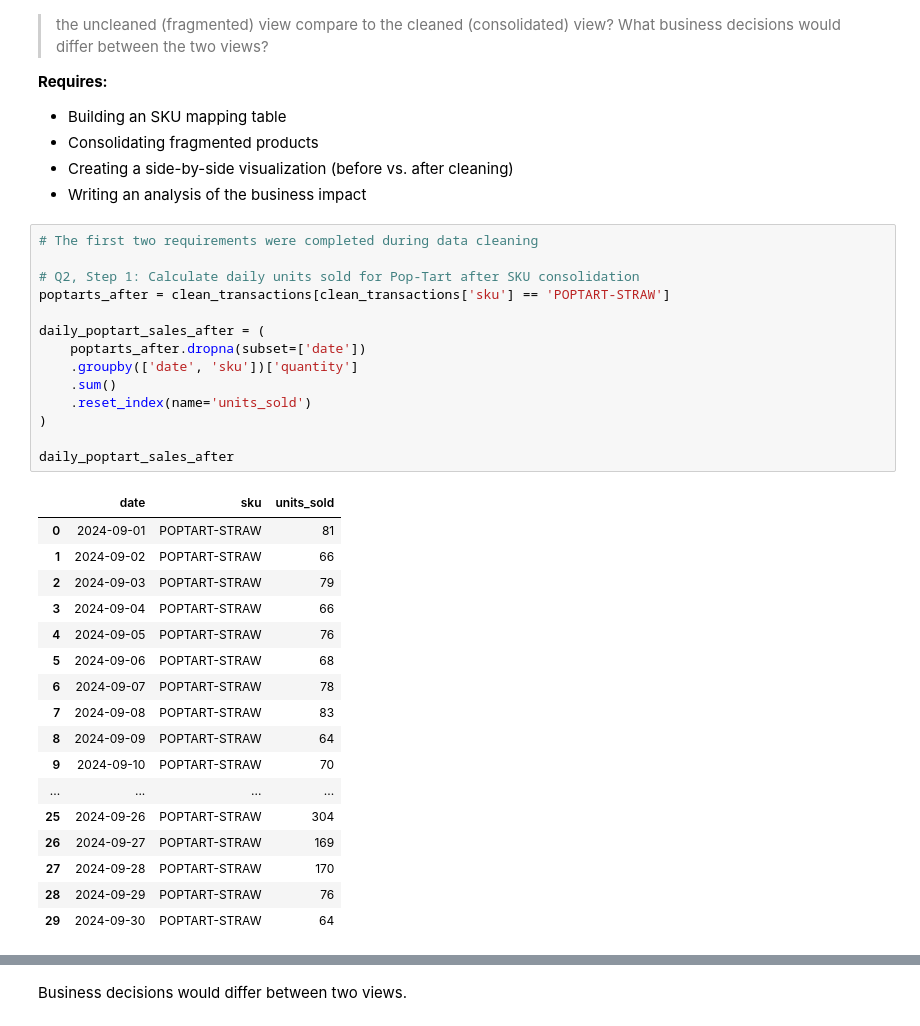
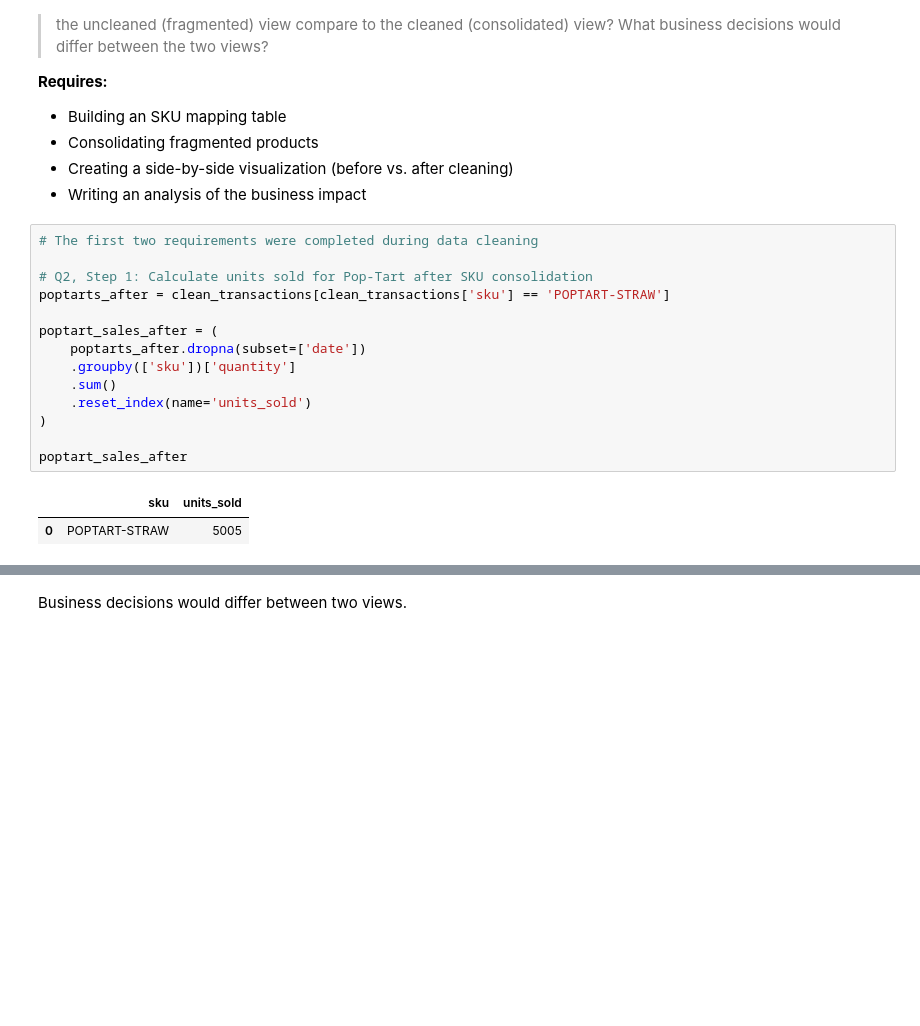
Before and after one commit to simichakravarty16/walmart-hurricane-project, a Jupyter notebook: notebooks/team_notebook.ipynb, the cells around one changed output, grey strips where cells are left out. Cells and saved outputs as stored; diff of their text form; blank space fills up the shorter version.

```diff
--- a/notebooks/team_notebook.ipynb
+++ b/notebooks/team_notebook.ipynb
@@ -1408,35 +1483,20 @@ plt.show()
 # %%
 # The first two requirements were completed during data cleaning
 
-# Q2, Step 1: Calculate daily units sold for Pop-Tart after SKU consolidation
+# Q2, Step 1: Calculate units sold for Pop-Tart after SKU consolidation
 poptarts_after = clean_transactions[clean_transactions['sku'] == 'POPTART-STRAW']
 
-daily_poptart_sales_after = (
+poptart_sales_after = (
     poptarts_after.dropna(subset=['date'])
-    .groupby(['date', 'sku'])['quantity']
+    .groupby(['sku'])['quantity']
     .sum()
     .reset_index(name='units_sold')
 )
 
-daily_poptart_sales_after
+poptart_sales_after
 # %% [output]
-|  | date | sku | units_sold |
-| 0 | 2024-09-01 | POPTART-STRAW | 81 |
-| 1 | 2024-09-02 | POPTART-STRAW | 66 |
-| 2 | 2024-09-03 | POPTART-STRAW | 79 |
-| 3 | 2024-09-04 | POPTART-STRAW | 66 |
-| 4 | 2024-09-05 | POPTART-STRAW | 76 |
-| 5 | 2024-09-06 | POPTART-STRAW | 68 |
-| 6 | 2024-09-07 | POPTART-STRAW | 78 |
-| 7 | 2024-09-08 | POPTART-STRAW | 83 |
-| 8 | 2024-09-09 | POPTART-STRAW | 64 |
-| 9 | 2024-09-10 | POPTART-STRAW | 70 |
-| ... | ... | ... | ... |
-| 25 | 2024-09-26 | POPTART-STRAW | 304 |
-| 26 | 2024-09-27 | POPTART-STRAW | 169 |
-| 27 | 2024-09-28 | POPTART-STRAW | 170 |
-| 28 | 2024-09-29 | POPTART-STRAW | 76 |
-| 29 | 2024-09-30 | POPTART-STRAW | 64 |
+|  | sku | units_sold |
+| 0 | POPTART-STRAW | 5005 |
 # %%
 # Q2, Step 2: Identify original Pop-Tart SKU variants
 poptarts_before = transactions[transactions['product_name'].str.lower().str.contains('pop')].copy()
```
Also changed, not shown: parts of 12 cells of this notebook.
